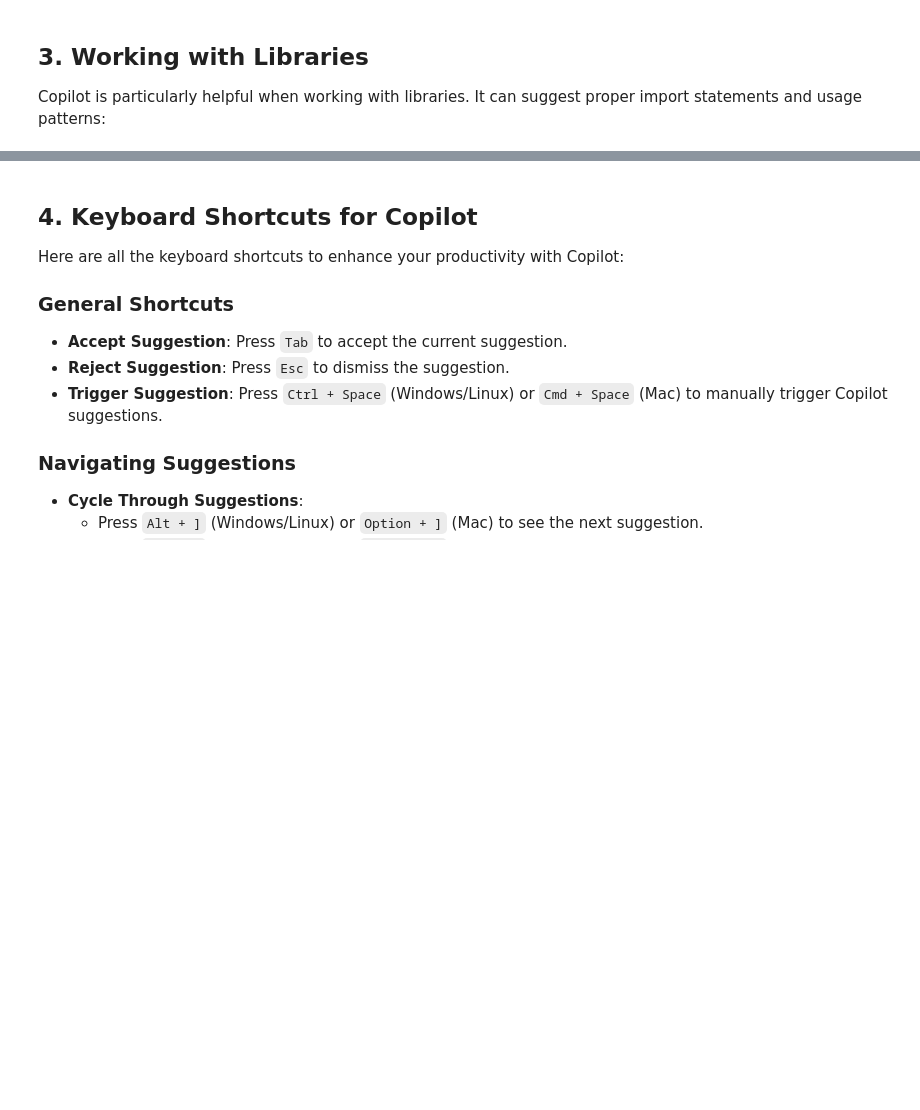
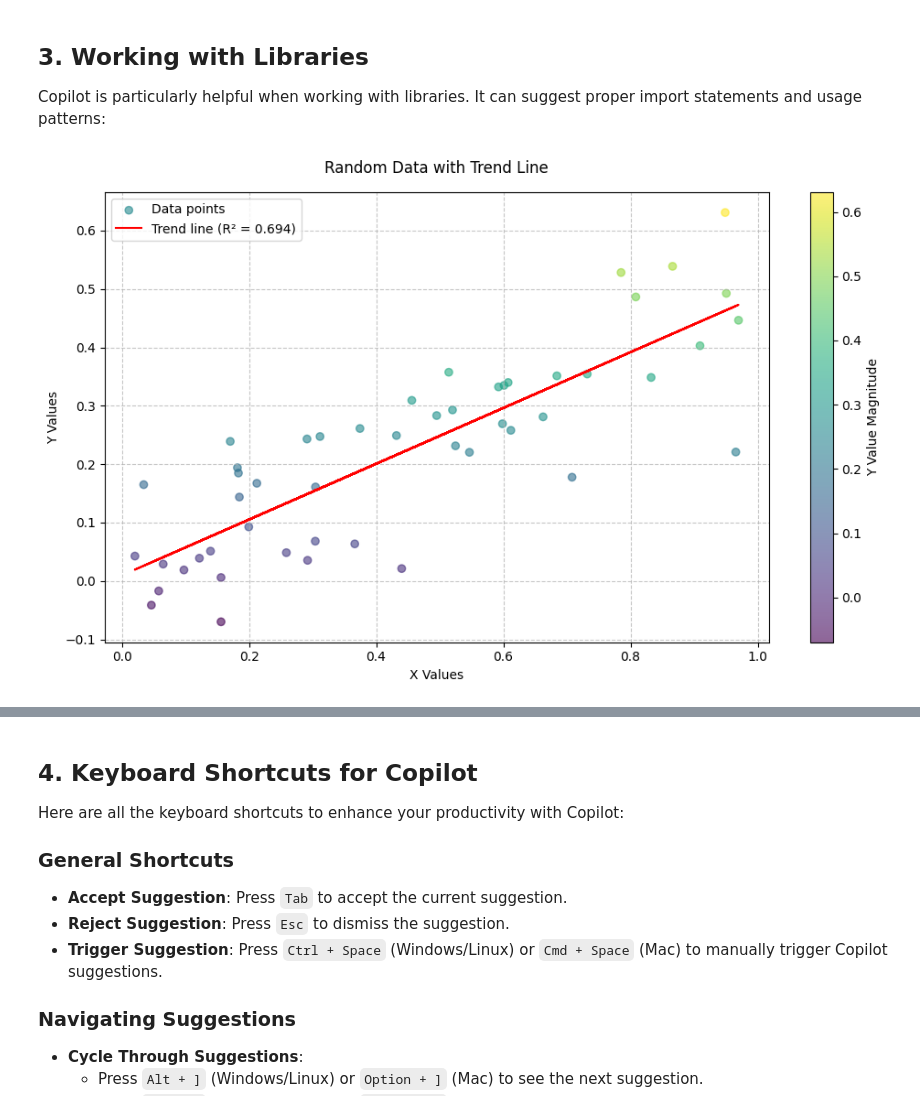
Before and after one commit to uf-bme/BME3053C-Spring-2025, a Jupyter notebook: lessons-solved/08_Copilot_Introduction_03_31_2025.ipynb, the cells around one changed output, grey strips where cells are left out. Drawn from its saved outputs; the diff is of its cells as text; code cells hidden in the pictures; blank space fills up the shorter version.

```diff
--- a/lessons-solved/08_Copilot_Introduction_03_31_2025.ipynb
+++ b/lessons-solved/08_Copilot_Introduction_03_31_2025.ipynb
@@ -204,0 +152,43 @@ plt.show()
+# %%
+import matplotlib.pyplot as plt
+import numpy as np
+from scipy import stats
+
+# Generate random data
+np.random.seed(42)  # for reproducibility
+x = np.random.rand(50)
+y = 0.5 * x + np.random.normal(0, 0.1, 50)  # Create correlated data
+
+# Calculate trend line
+slope, intercept, r_value, p_value, std_err = stats.linregress(x, y)
+line = slope * x + intercept
+
+# Create color map based on y values
+colors = y
+
+# Create the plot
+plt.figure(figsize=(10, 6))
+scatter = plt.scatter(x, y, c=colors, cmap='viridis',
+                     alpha=0.6, label='Data points')
+plt.plot(x, line, color='red', label=f'Trend line (R² = {r_value**2:.3f})')
+
+# Customize the plot
+plt.title('Random Data with Trend Line', fontsize=12, pad=15)
+plt.xlabel('X Values', fontsize=10)
+plt.ylabel('Y Values', fontsize=10)
+
+# Add color bar
+plt.colorbar(scatter, label='Y Value Magnitude')
+
+# Add legend
+plt.legend(loc='upper left')
+
+# Add grid
+plt.grid(True, linestyle='--', alpha=0.7)
+
+# Adjust layout
+plt.tight_layout()
+
+plt.show()
+# %% [output]
+[figure, added]
```
Also changed, not shown: parts of 9 cells of this notebook, 2 other files.
